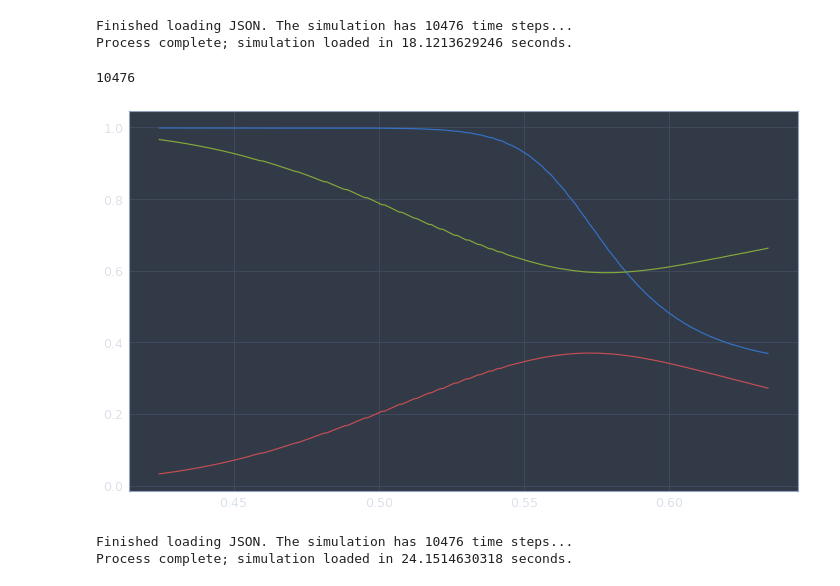
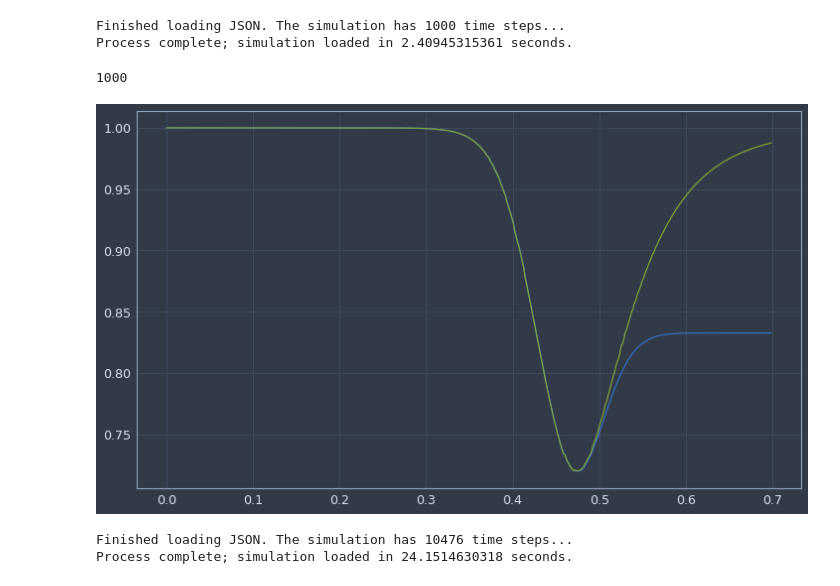
Before and after one commit to droberts01/Redfield, a Jupyter notebook: src/analysis.ipynb, the cells around one changed output. Drawn from its saved outputs; the diff is of its cells as text; code cells hidden in the pictures.

```diff
--- a/src/analysis.ipynb
+++ b/src/analysis.ipynb
@@ -25,9 +25,9 @@ def simulate(args):
     # Parse input as float
     for j in range(len(args) - 1):
         args[j] = float(args[j])
-    tQA, I, J, K, N, Nc, step, window_size, num_samples, decoherence, CPU = args
+    tQA, I, J, K, N, Nc, step, window_size, num_samples, decoherence, LF_noise, CPU = args
     tQA = float('{:0.3e}'.format(tQA))
-    args = [tQA, I, J, K, N, Nc, step, window_size, num_samples, decoherence, CPU]
+    args = [tQA, I, J, K, N, Nc, step, window_size, num_samples, decoherence, LF_noise, CPU]
 
     decoherence = int(decoherence)
 	# args for constructing F-model Hamiltonian
@@ -38,7 +38,7 @@ def simulate(args):
     svals, bad_svals, tvals = meta_functions.generate_discretization(tQA, H_args, N_args[1])[:3]
 
 	# Check if JSON exists.
-    prefix = 'tQA, I, J, K, N, Nc, step, window_size, num_samples, decoherence, CPU = '+ str(args)
+    prefix = 'tQA, I, J, K, N, Nc, step, window_size, num_samples, decoherence, LF_noise, CPU = '+ str(args)
     simulation_filename = meta.SAVE_LOCATION + prefix + '.json'
 
 #     print("Testing to see if JSON exists...")
@@ -76,28 +76,27 @@ def plot_component(tensors, multi_index):
 def plot_trace(tensors):
     return np.array([sum(tensor[i, i] for i in range(len(tensor[0])) ) for tensor in tensors])
 # %%
-tQA, I, J, K, N, Nc, step, window_size, num_samples, decoherence, CPU = [5*10**(-9), 0.2, 0.3, 1, 6, 6, 0.001, 10, 10000, 0, "Home"]
-args = [tQA, I, J, K, N, Nc, step, window_size, num_samples, decoherence, CPU]
-for j in range(len(args)-1):
-    args[j] = float(args[j])
+tQA, I, J, K, N, Nc, step, window_size, num_samples, decoherence, LF_noise, CPU = [5*10**(-6), 0.2, 0.48, 1, 9, 6, 0.001, 10, 10000, 1, 1, "Home"]
+args = [tQA, I, J, K, N, Nc, step, window_size, num_samples, decoherence, LF_noise, CPU]
 sim_N6 = simulate(args)
 # %% [output]
-Finished loading JSON. The simulation has 10476 time steps...
-Process complete; simulation loaded in 18.1213629246 seconds.
+Finished loading JSON. The simulation has 1000 time steps...
+Process complete; simulation loaded in 2.40945315361 seconds.
 # %%
 x = sim_N6['svals']
 print(len(x))
-y = time_series(sim_N6['rho_real_part'], [0, 0]) + time_series(sim_N6['rho_real_part'], [1, 1])
-z = time_series(sim_N6['eq_dist'], [0, 0]) + time_series(sim_N6['eq_dist'], [1, 1])
-z2 = time_series(sim_N6['eq_dist'], [2, 2]) + time_series(sim_N6['eq_dist'], [3, 3])
+y = plot_component(sim_N6['rho_real_part'], [0, 0]) + plot_component(sim_N6['rho_real_part'], [1, 1])
+z = plot_component(sim_N6['eq_dist'], [0, 0]) + plot_component(sim_N6['eq_dist'], [1, 1])
+z2 = plot_component(sim_N6['eq_dist'], [2, 2]) + plot_component(sim_N6['eq_dist'], [3, 3])
 
 
 plt.figure(figsize=(12,7))
-plt.plot(x[3000:7000], y[3000:7000], x[3000:7000], z[3000:7000], x[3000:7000], z2[3000:7000])
+# plt.plot(x[5000:8000], y[5000:8000], x[5000:8000], z[5000:8000])
+plt.plot(x[:-300],y[:-300],x[:-300],z[:-300])
 plt.show()
 # %% [output]
-10476
+1000
-[figure, old version]
+[figure, new version]
 # %%
 tQA, I, J, K, N, Nc, step, window_size, num_samples, decoherence, CPU = [5*10**(-6), 0.2, 0.3, 1, 6, 6, 0.001, 10, 10000, 1, "Home"]
 args = [tQA, I, J, K, N, Nc, step, window_size, num_samples, decoherence, CPU]
```
Also changed, not shown: parts of 4 cells of this notebook, 5 other files.
